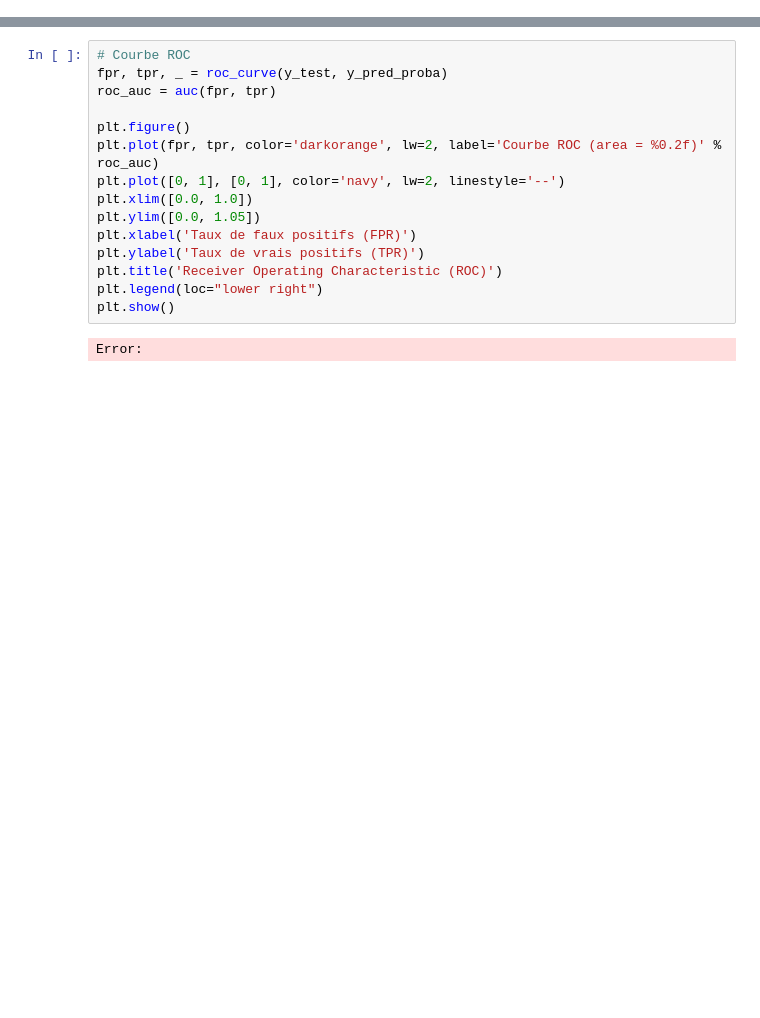
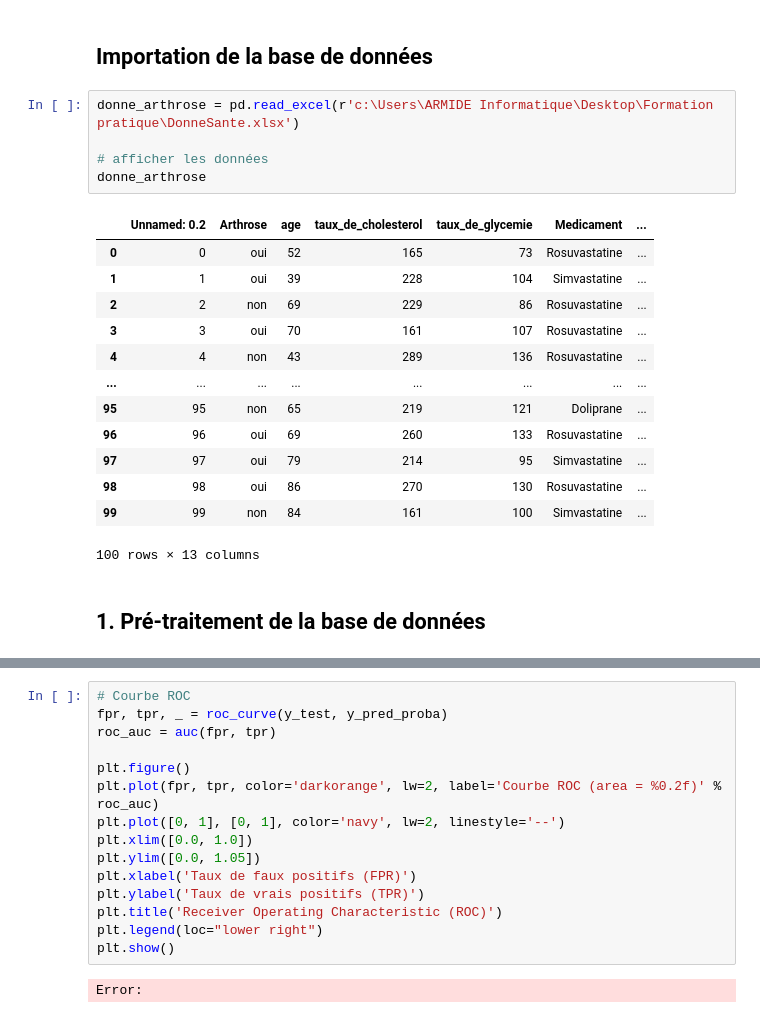
Before and after one commit to Abdiasarsene/Data-analysis, a Jupyter notebook: Analyses des données/arthrose.ipynb, the cells around one changed output, grey strips where cells are left out. Cells and saved outputs as stored; diff of their text form; blank space fills up the shorter version.

```diff
--- a/Analyses des données/arthrose.ipynb
+++ b/Analyses des données/arthrose.ipynb
@@ -165,0 +24,23 @@ Error:
+# %% [markdown]
+## Importation de la base de données
+# %%
+donne_arthrose = pd.read_excel(r'c:\Users\ARMIDE Informatique\Desktop\Formation pratique\DonneSante.xlsx')
+
+# afficher les données
+donne_arthrose
+# %% [output]
+|  | Unnamed: 0.2 | Arthrose | age | taux_de_cholesterol | taux_de_glycemie | Medicament | ... |
+| 0 | 0 | oui | 52 | 165 | 73 | Rosuvastatine | ... |
+| 1 | 1 | oui | 39 | 228 | 104 | Simvastatine | ... |
+| 2 | 2 | non | 69 | 229 | 86 | Rosuvastatine | ... |
+| 3 | 3 | oui | 70 | 161 | 107 | Rosuvastatine | ... |
+| 4 | 4 | non | 43 | 289 | 136 | Rosuvastatine | ... |
+| ... | ... | ... | ... | ... | ... | ... | ... |
+| 95 | 95 | non | 65 | 219 | 121 | Doliprane | ... |
+| 96 | 96 | oui | 69 | 260 | 133 | Rosuvastatine | ... |
+| 97 | 97 | oui | 79 | 214 | 95 | Simvastatine | ... |
+| 98 | 98 | oui | 86 | 270 | 130 | Rosuvastatine | ... |
+| 99 | 99 | non | 84 | 161 | 100 | Simvastatine | ... |
+100 rows × 13 columns
+# %% [markdown]
+## 1. Pré-traitement de la base de données
```
Also changed, not shown: parts of 42 cells of this notebook, 2 other files.
